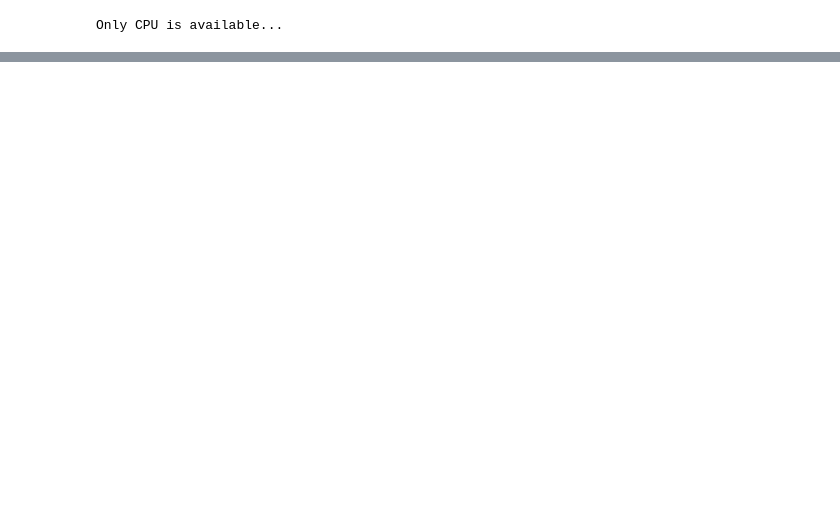
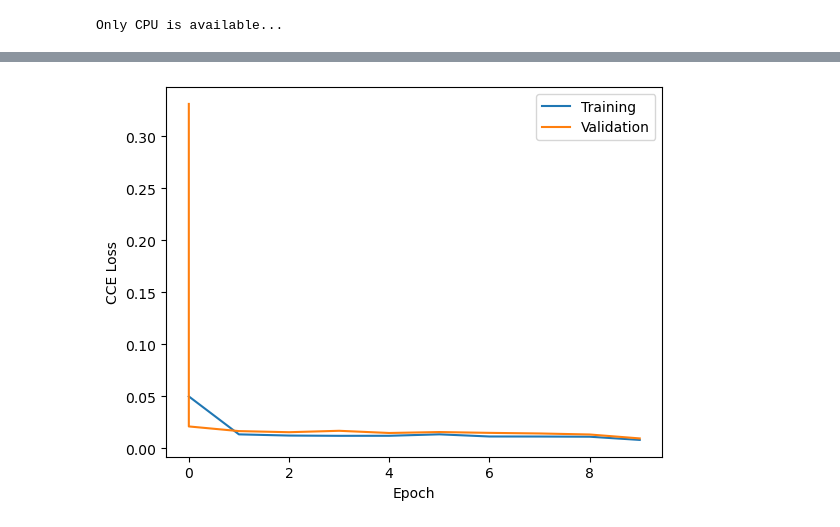
Before and after one commit to richardhoehn/mtsu.csci.7850.project, a Jupyter notebook: src/notebooks/data-loader.ipynb, the cells around one changed output, grey strips where cells are left out. Saved outputs shown, nothing was run; the diff lists cells and outputs as text; code cells hidden in the pictures; blank space fills up the shorter version.

```diff
--- a/src/notebooks/data-loader.ipynb
+++ b/src/notebooks/data-loader.ipynb
@@ -172,0 +244,4 @@ plt.show()
+# %%
+logger = pl.loggers.CSVLogger("lightning_logs",
+                              name="Project",
+                              version="1.0.0")
@@ -172,0 +288,3 @@ plt.show()
+# %%
+results = pd.read_csv(logger.log_dir+"/metrics.csv")
+results
@@ -172,0 +309,15 @@ plt.show()
+# %%
+plt.plot(results["epoch"][np.logical_not(np.isnan(results["train_loss"]))],
+         results["train_loss"][np.logical_not(np.isnan(results["train_loss"]))],
+         label="Training")
+
+plt.plot(results["epoch"][np.logical_not(np.isnan(results["val_loss"]))],
+         results["val_loss"][np.logical_not(np.isnan(results["val_loss"]))],
+         label="Validation")
+
+plt.legend()
+plt.ylabel("CCE Loss")
+plt.xlabel("Epoch")
+plt.show()
+# %% [output]
+[figure, added]
```
Also changed, not shown: parts of 17 cells of this notebook, 2 other files.
